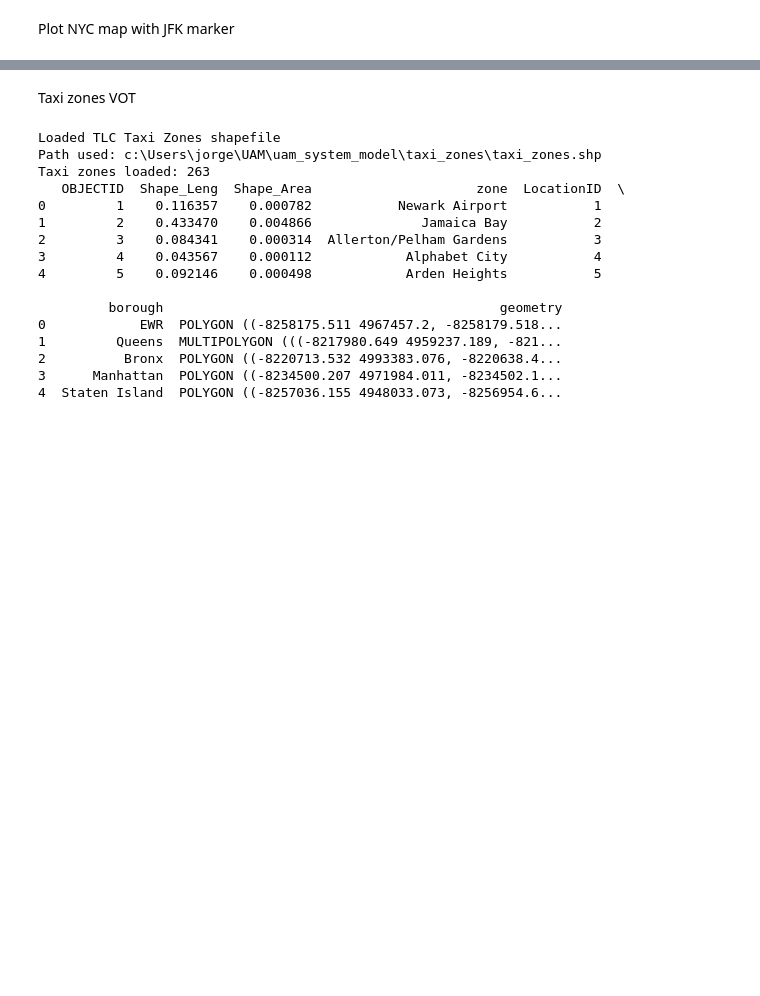
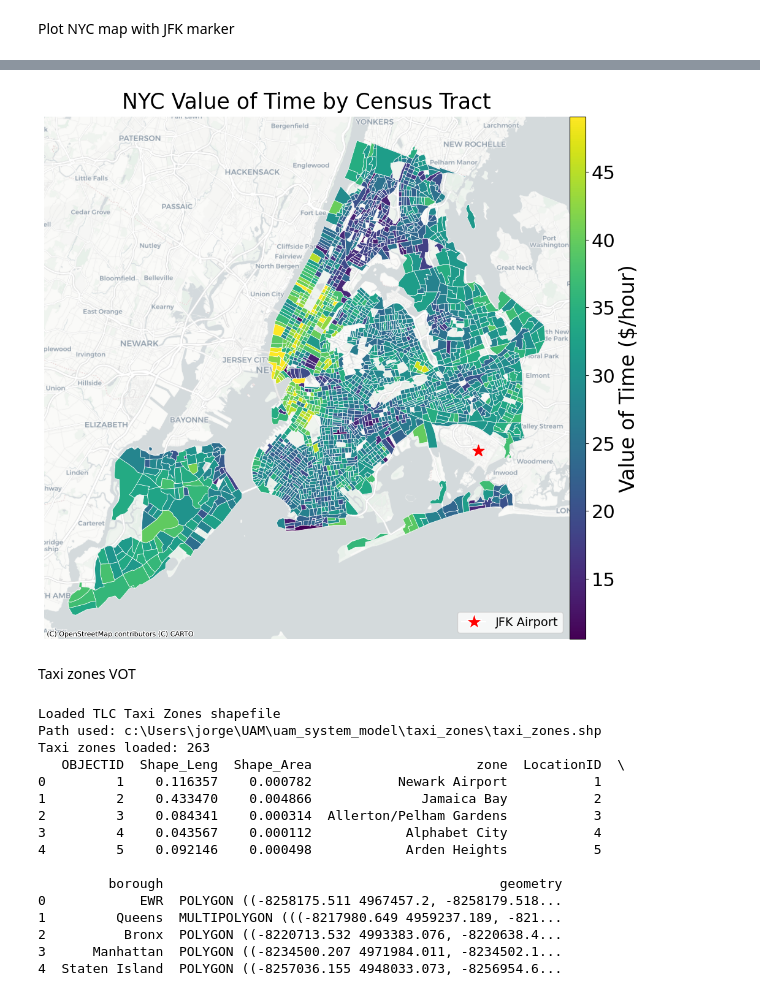
Before and after one commit to caoalbert/uam_system_model, a Jupyter notebook: VOT.ipynb, the cells around one changed output, grey strips where cells are left out. Drawn from its saved outputs; the diff is of its cells as text; code cells hidden in the pictures; blank space fills up the shorter version.

Commit message:
updated visuals

```diff
--- a/VOT.ipynb
+++ b/VOT.ipynb
@@ -188,3 +133,65 @@ plt.show()
+# %%
+import contextily as ctx
+from matplotlib.lines import Line2D
+from mpl_toolkits.axes_grid1 import make_axes_locatable
+
+fig, ax = plt.subplots(figsize=(10, 10))
+
+divider = make_axes_locatable(ax)
+cax = divider.append_axes("right", size="3%", pad=0.01)  #  small pad removes gap
+
+plot = gdf.plot(
+    column="vot_personal",
+    cmap="viridis",
+    linewidth=0.5,
+    edgecolor="white",
+    legend=True,
+    cax=cax,   # 👈 force colorbar into your axis
+    legend_kwds={
+        "label": "Value of Time ($/hour)",
+    },
+    ax=ax
+)
+
+# Modify colorbar
+cax.tick_params(labelsize=22)
+
+cax.set_ylabel("Value of Time ($/hour)", fontsize=24)
+
+cbar_ax.set_ylabel("Value of Time ($/hour)", fontsize=16, fontweight="bold")
+
+# Add basemap
+ctx.add_basemap(ax, crs=gdf.crs.to_string(), source=ctx.providers.CartoDB.Positron, zoom=11)
+
+# Plot JFK marker
+jfk = gpd.GeoDataFrame(
+    geometry=gpd.points_from_xy([JFK_LON], [JFK_LAT]),
+    crs="EPSG:4326"
+).to_crs(epsg=3857)
+
+jfk.plot(ax=ax, markersize=200, color="red", marker="*", zorder=5)
+
+# Create custom legend handle
+jfk_legend = Line2D(
+    [0], [0],
+    marker='*',
+    color='w',
+    label='JFK Airport',
+    markerfacecolor='red',
+    markersize=20
+)
+
+# Add legend manually
+ax.legend(handles=[jfk_legend], loc="lower right", fontsize=14)
+
+# Aesthetics
+ax.set_axis_off()
+ax.set_title("NYC Value of Time by Census Tract", fontsize=25, pad=10)
+plt.tight_layout()
+plt.savefig("nyc_vot_map.png", dpi=300, bbox_inches="tight")
+plt.show()
+# %% [output]
+[figure, added]
 # %% [markdown]
 Taxi zones VOT
 # %%
```
Also changed, not shown: parts of 7 cells of this notebook, 2 other files.
